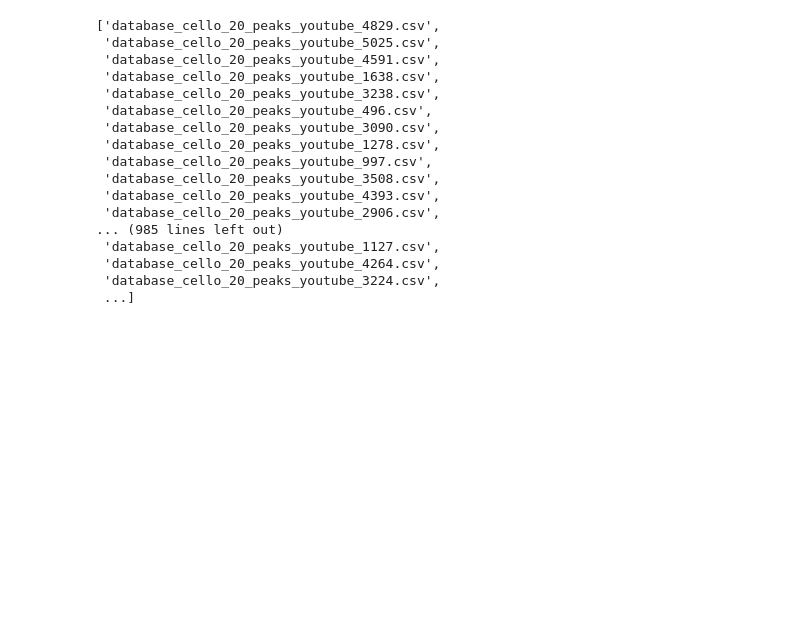
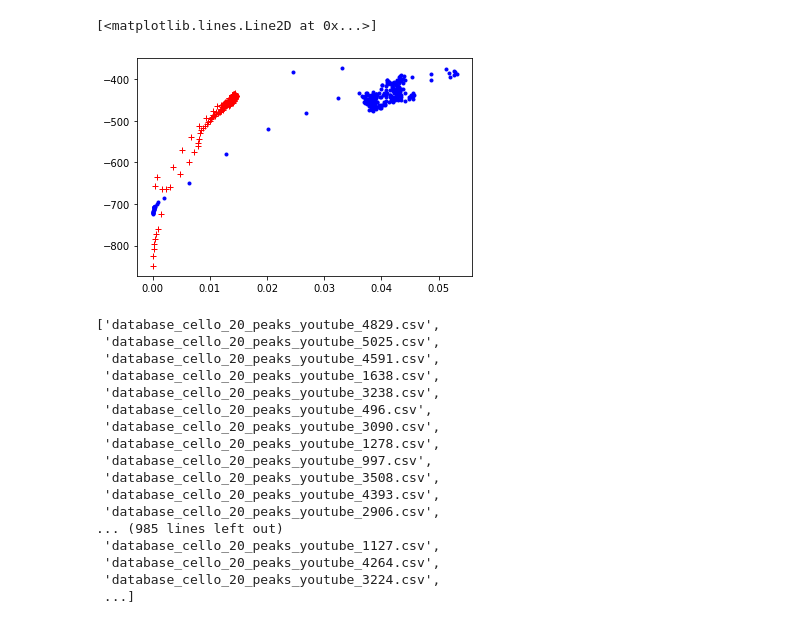
Before and after one commit to Ahnlied/song_similarity, a Jupyter notebook: instrument_identification/audio_frequencies.ipynb, the cells around one changed output. Cells and saved outputs as stored; diff of their text form; code cells hidden in the pictures; blank space fills up the shorter version.

```diff
--- a/instrument_identification/audio_frequencies.ipynb
+++ b/instrument_identification/audio_frequencies.ipynb
@@ -39,0 +125,3 @@ for pp in range(1,2):
+# %%
+linko1 = '/home/jacs/Documents/DataScience/Personal/song_similarity_audio/trumpet_in_c/database_trumpet_in_c_cepstrum_features.csv'
+linko2 = '/home/jacs/Documents/DataScience/Personal/song_similarity_audio/alto_saxophone/database_alto_saxophone_cepstrum_features.csv'
@@ -39,0 +146,3 @@ for pp in range(1,2):
+# %%
+df_tru = pd.read_csv(linko1)
+df_sax = pd.read_csv(linko2)
@@ -40,3 +181,9 @@ for pp in range(1,2):
+# %%
+plt.plot(df_acc['rms'],df_acc['mfccs_0'], '.b')
+plt.plot(df_sax['rms'],df_sax['mfccs_0'], '+r')
+# %% [output]
+[<matplotlib.lines.Line2D at 0x...>]
+[figure, added]
 # %%
 path = '/home/jacs/Documents/DataScience/Personal/song_similarity_audio/'
 instrument = 'cello'
```
Also changed, not shown: parts of 12 cells of this notebook, 14 other files.
